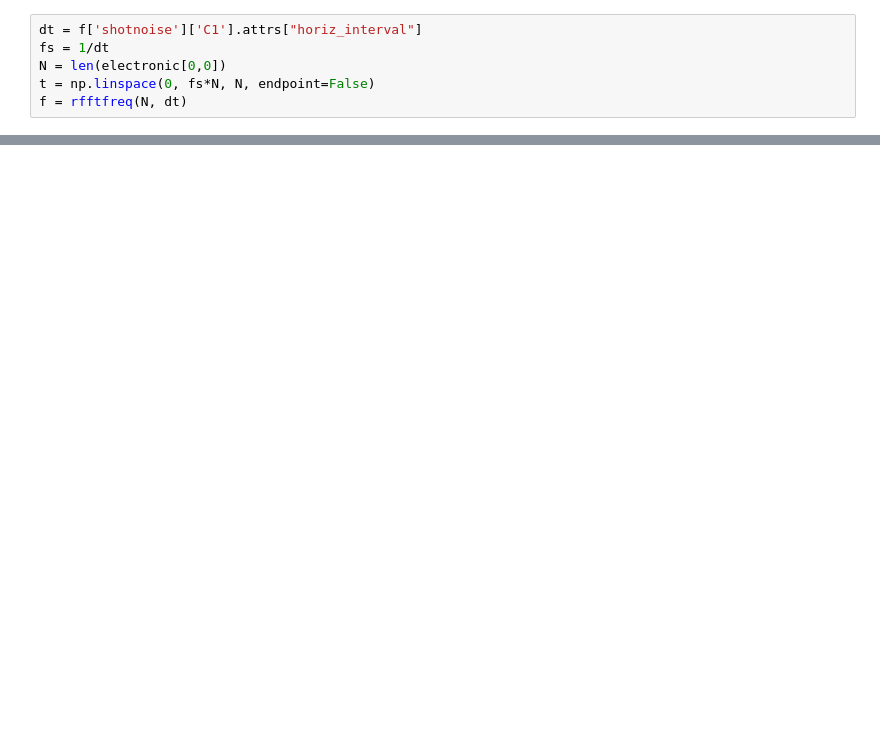
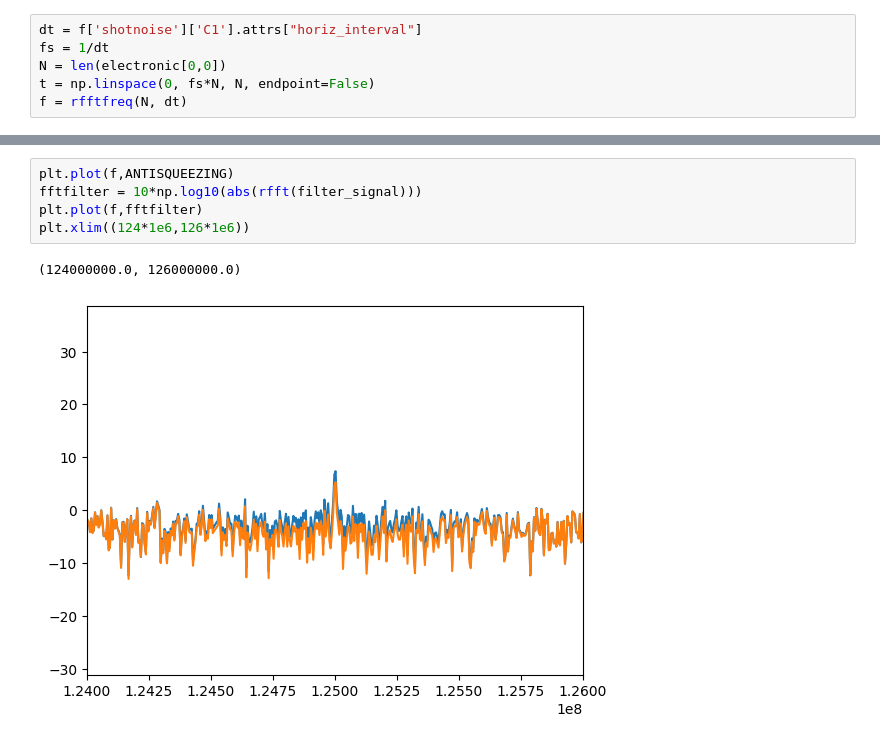
Before and after one commit to RomainBrunel/Data-analysis-and-processing, a Jupyter notebook: data_treatment.ipynb, the cells around one changed output, grey strips where cells are left out. Cells and saved outputs as stored; diff of their text form; blank space fills up the shorter version.

```diff
--- a/data_treatment.ipynb
+++ b/data_treatment.ipynb
@@ -40,0 +60,8 @@ plt.plot(filtered_electronics_lfilter = lfilter(b, a, electronic))
+# %%
+plt.plot(f,ANTISQUEEZING)
+fftfilter = 10*np.log10(abs(rfft(filter_signal)))
+plt.plot(f,fftfilter)
+plt.xlim((124*1e6,126*1e6))
+# %% [output]
+(124000000.0, 126000000.0)
+[figure, added]
```
Also changed, not shown: parts of 9 cells of this notebook.
